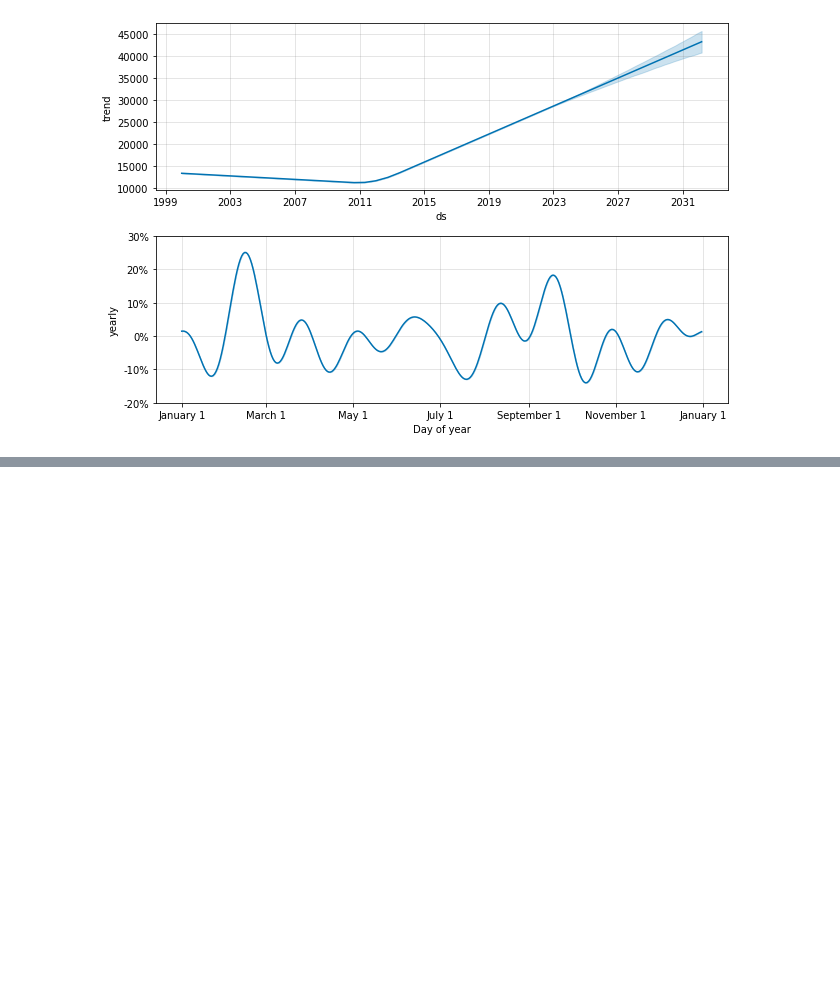
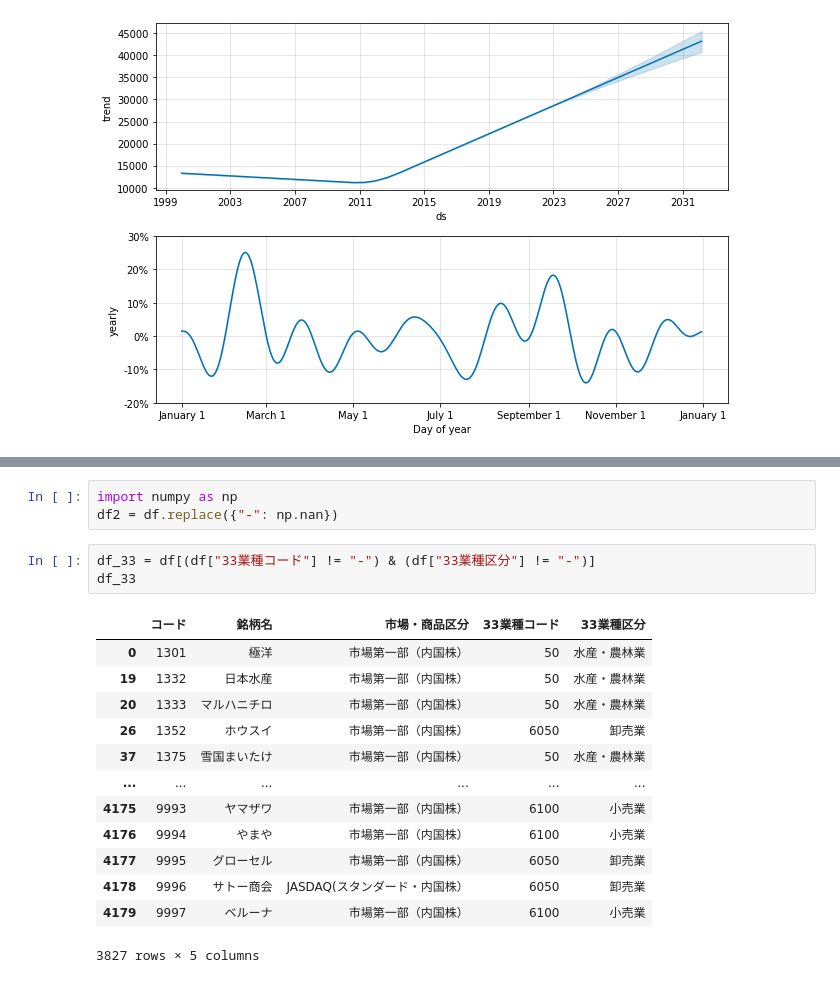
Before and after one commit to ransan102/Stock_price_prediction_app, a Jupyter notebook: ml/test.ipynb, the cells around one changed output, grey strips where cells are left out. Saved outputs shown, nothing was run; the diff lists cells and outputs as text; blank space fills up the shorter version.

```diff
--- a/ml/test.ipynb
+++ b/ml/test.ipynb
@@ -106,0 +268,20 @@ fig2 = m.plot_components(forecast)
+# %%
+import numpy as np
+df2 = df.replace({"-": np.nan})
+# %%
+df_33 = df[(df["33業種コード"] != "-") & (df["33業種区分"] != "-")]
+df_33
+# %% [output]
+|  | コード | 銘柄名 | 市場・商品区分 | 33業種コード | 33業種区分 |
+| 0 | 1301 | 極洋 | 市場第一部（内国株） | 50 | 水産・農林業 |
+| 19 | 1332 | 日本水産 | 市場第一部（内国株） | 50 | 水産・農林業 |
+| 20 | 1333 | マルハニチロ | 市場第一部（内国株） | 50 | 水産・農林業 |
+| 26 | 1352 | ホウスイ | 市場第一部（内国株） | 6050 | 卸売業 |
+| 37 | 1375 | 雪国まいたけ | 市場第一部（内国株） | 50 | 水産・農林業 |
+| ... | ... | ... | ... | ... | ... |
+| 4175 | 9993 | ヤマザワ | 市場第一部（内国株） | 6100 | 小売業 |
+| 4176 | 9994 | やまや | 市場第一部（内国株） | 6100 | 小売業 |
+| 4177 | 9995 | グローセル | 市場第一部（内国株） | 6050 | 卸売業 |
+| 4178 | 9996 | サトー商会 | JASDAQ(スタンダード・内国株） | 6050 | 卸売業 |
+| 4179 | 9997 | ベルーナ | 市場第一部（内国株） | 6100 | 小売業 |
+3827 rows × 5 columns
```
Also changed, not shown: parts of 21 cells of this notebook, 4 other files.
